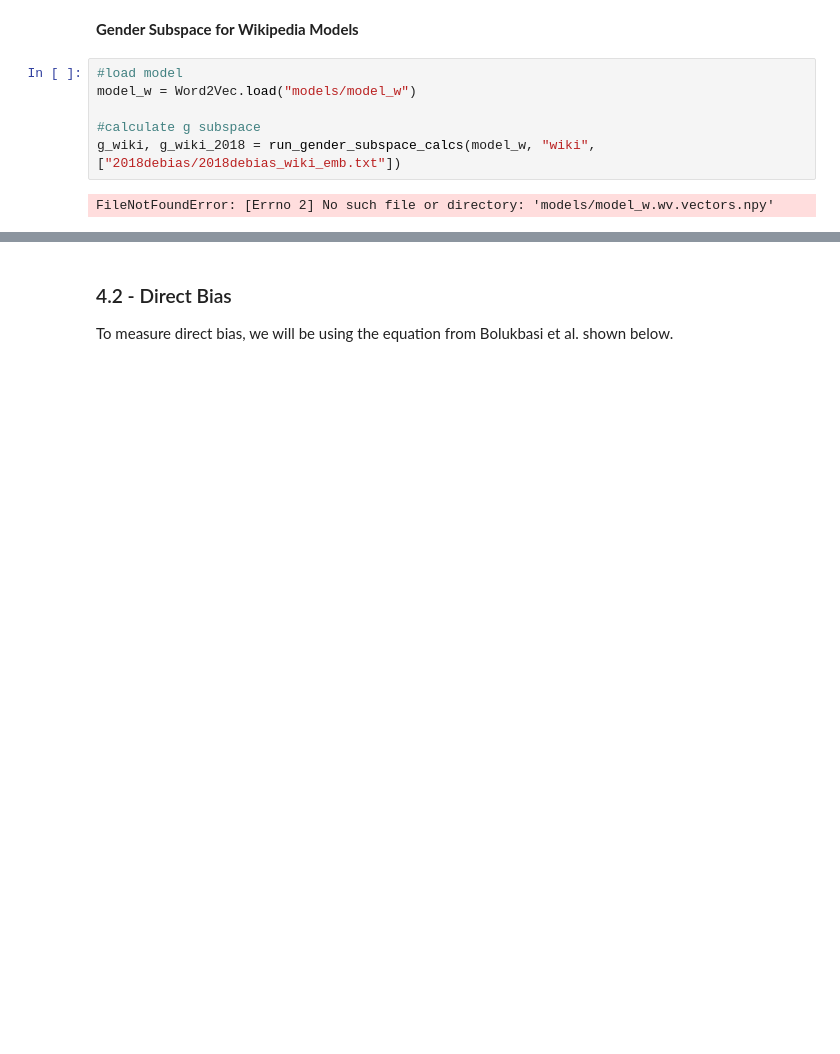
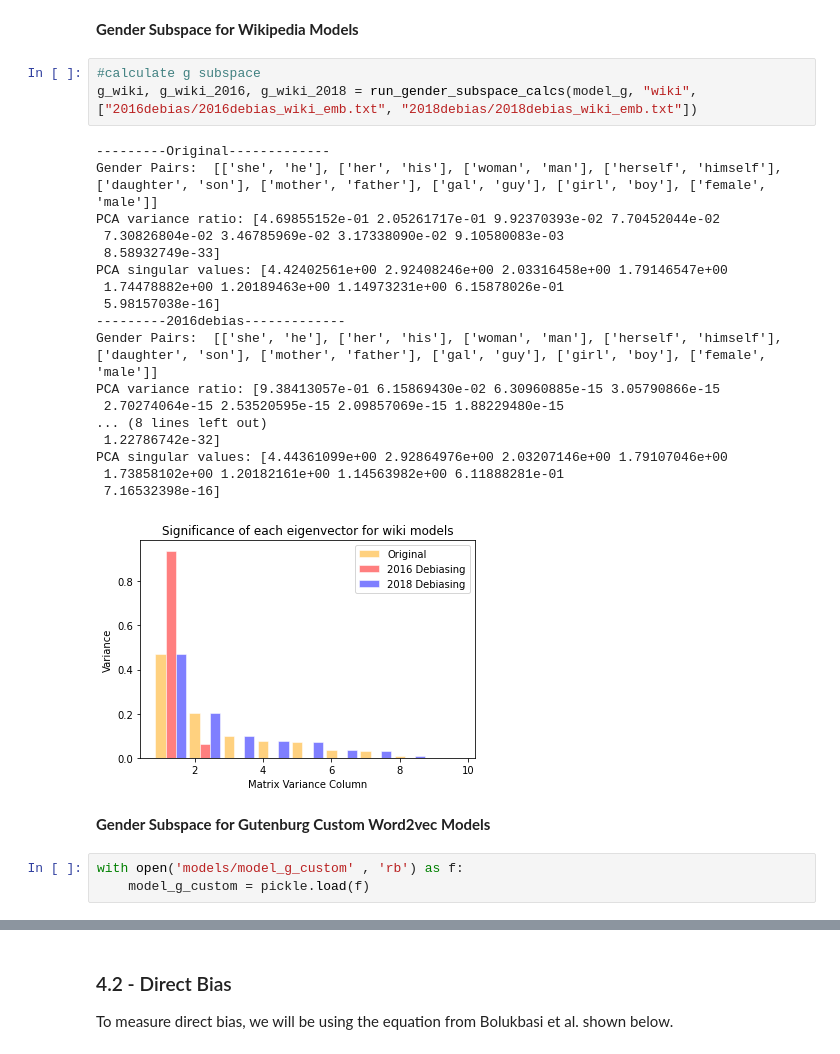
Before and after one commit to JasmineZhangxyz/genderDebiasing, a Jupyter notebook: Exploring_Gender_Biases_in_Word2Vec.ipynb, the cells around one changed output, grey strips where cells are left out. Cells and saved outputs as stored; diff of their text form; blank space fills up the shorter version.

```diff
--- a/Exploring_Gender_Biases_in_Word2Vec.ipynb
+++ b/Exploring_Gender_Biases_in_Word2Vec.ipynb
@@ -376,10 +442,29 @@ PCA singular values: [4.07391790e+00 3.88750813e+00 3.45736969e+00 3.38182448e+0
 # %% [markdown]
 **Gender Subspace for Wikipedia Models**
 # %%
-#load model
-model_w = Word2Vec.load("models/model_w")
-
 #calculate g subspace
-g_wiki, g_wiki_2018 = run_gender_subspace_calcs(model_w, "wiki", ["2018debias/2018debias_wiki_emb.txt"])
+g_wiki, g_wiki_2016, g_wiki_2018 = run_gender_subspace_calcs(model_g, "wiki", ["2016debias/2016debias_wiki_emb.txt", "2018debias/2018debias_wiki_emb.txt"])
 # %% [output]
-FileNotFoundError: [Errno 2] No such file or directory: 'models/model_w.wv.vectors.npy'
+---------Original-------------
+Gender Pairs:  [['she', 'he'], ['her', 'his'], ['woman', 'man'], ['herself', 'himself'], ['daughter', 'son'], ['mother', 'father'], ['gal', 'guy'], ['girl', 'boy'], ['female', 'male']]
+PCA variance ratio: [4.69855152e-01 2.05261717e-01 9.92370393e-02 7.70452044e-02
+ 7.30826804e-02 3.46785969e-02 3.17338090e-02 9.10580083e-03
+ 8.58932749e-33]
+PCA singular values: [4.42402561e+00 2.92408246e+00 2.03316458e+00 1.79146547e+00
+ 1.74478882e+00 1.20189463e+00 1.14973231e+00 6.15878026e-01
+ 5.98157038e-16]
+---------2016debias-------------
+Gender Pairs:  [['she', 'he'], ['her', 'his'], ['woman', 'man'], ['herself', 'himself'], ['daughter', 'son'], ['mother', 'father'], ['gal', 'guy'], ['girl', 'boy'], ['female', 'male']]
+PCA variance ratio: [9.38413057e-01 6.15869430e-02 6.30960885e-15 3.05790866e-15
+ 2.70274064e-15 2.53520595e-15 2.09857069e-15 1.88229480e-15
+... (8 lines left out)
+ 1.22786742e-32]
+PCA singular values: [4.44361099e+00 2.92864976e+00 2.03207146e+00 1.79107046e+00
+ 1.73858102e+00 1.20182161e+00 1.14563982e+00 6.11888281e-01
+ 7.16532398e-16]
+[figure, added]
+# %% [markdown]
+**Gender Subspace for Gutenburg Custom Word2vec Models**
+# %%
+with open('models/model_g_custom' , 'rb') as f:
+    model_g_custom = pickle.load(f)
```
Also changed, not shown: parts of 33 cells of this notebook, 11 other files.
